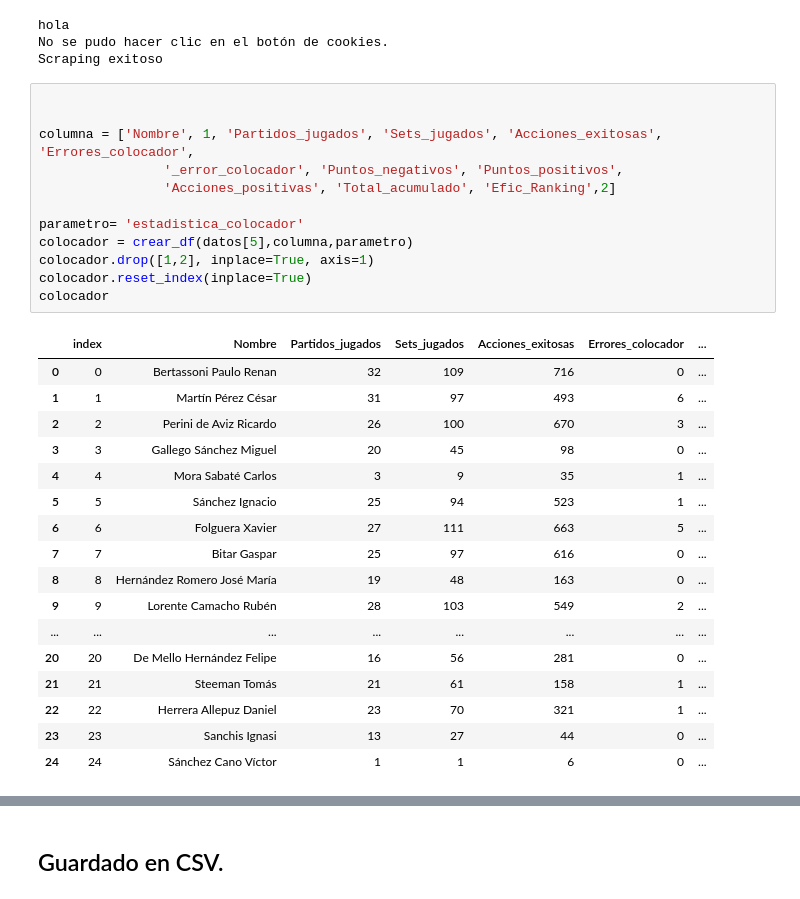
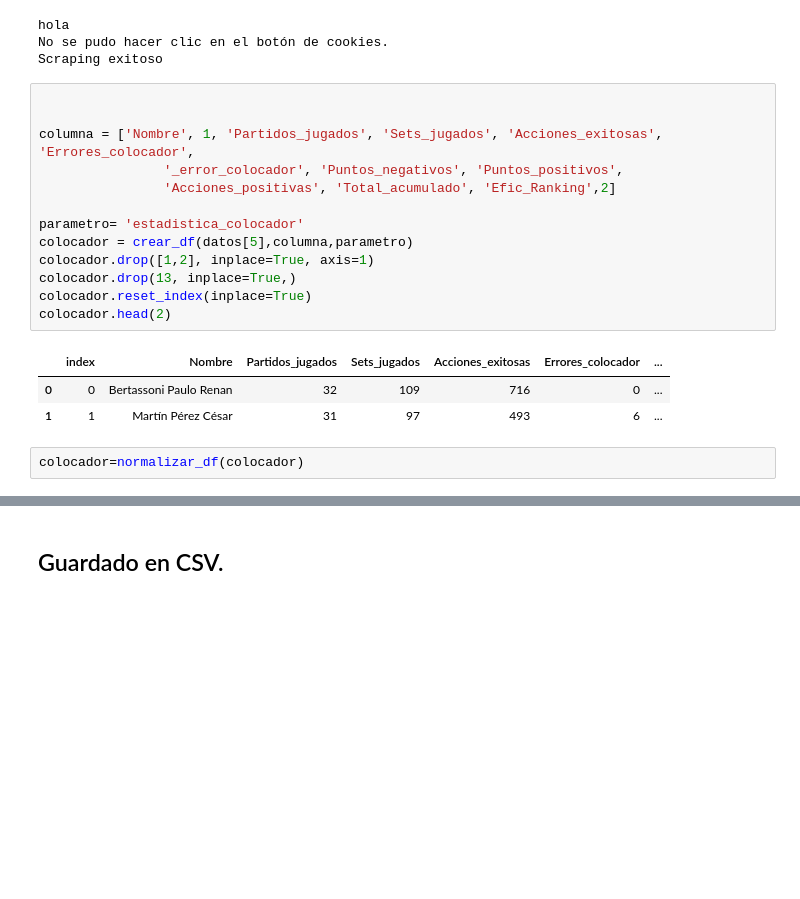
Before and after one commit to AlejandroCasna/Proyecto_final, a Jupyter notebook: notebooks/2020-2021/colocador.ipynb, the cells around one changed output, grey strips where cells are left out. Drawn from its saved outputs; the diff is of its cells as text; blank space fills up the shorter version.

```diff
--- a/notebooks/2020-2021/colocador.ipynb
+++ b/notebooks/2020-2021/colocador.ipynb
@@ -14,33 +14,22 @@ Scraping exitoso
 # %%
 
 
 columna = ['Nombre', 1, 'Partidos_jugados', 'Sets_jugados', 'Acciones_exitosas', 'Errores_colocador',
                 '_error_colocador', 'Puntos_negativos', 'Puntos_positivos',
                 'Acciones_positivas', 'Total_acumulado', 'Efic_Ranking',2]
 
 parametro= 'estadistica_colocador'
 colocador = crear_df(datos[5],columna,parametro)
 colocador.drop([1,2], inplace=True, axis=1)
+colocador.drop(13, inplace=True,)
 colocador.reset_index(inplace=True)
-colocador
+colocador.head(2)
 # %% [output]
 |  | index | Nombre | Partidos_jugados | Sets_jugados | Acciones_exitosas | Errores_colocador | ... |
 | 0 | 0 | Bertassoni Paulo Renan | 32 | 109 | 716 | 0 | ... |
 | 1 | 1 | Martín Pérez César | 31 | 97 | 493 | 6 | ... |
-| 2 | 2 | Perini de Aviz Ricardo | 26 | 100 | 670 | 3 | ... |
-| 3 | 3 | Gallego Sánchez Miguel | 20 | 45 | 98 | 0 | ... |
-| 4 | 4 | Mora Sabaté Carlos | 3 | 9 | 35 | 1 | ... |
-| 5 | 5 | Sánchez Ignacio | 25 | 94 | 523 | 1 | ... |
-| 6 | 6 | Folguera Xavier | 27 | 111 | 663 | 5 | ... |
-| 7 | 7 | Bitar Gaspar | 25 | 97 | 616 | 0 | ... |
-| 8 | 8 | Hernández Romero José María | 19 | 48 | 163 | 0 | ... |
-| 9 | 9 | Lorente Camacho Rubén | 28 | 103 | 549 | 2 | ... |
-| ... | ... | ... | ... | ... | ... | ... | ... |
-| 20 | 20 | De Mello Hernández Felipe | 16 | 56 | 281 | 0 | ... |
-| 21 | 21 | Steeman Tomás | 21 | 61 | 158 | 1 | ... |
-| 22 | 22 | Herrera Allepuz Daniel | 23 | 70 | 321 | 1 | ... |
-| 23 | 23 | Sanchis Ignasi | 13 | 27 | 44 | 0 | ... |
-| 24 | 24 | Sánchez Cano Víctor | 1 | 1 | 6 | 0 | ... |
+# %%
+colocador=normalizar_df(colocador)
 # %%
 #Extraccion de jugadores.
 df= pd.read_csv('../../data/2020-2021/jugadores.csv')
```
Also changed, not shown: parts of 5 cells of this notebook, 32 other files.
